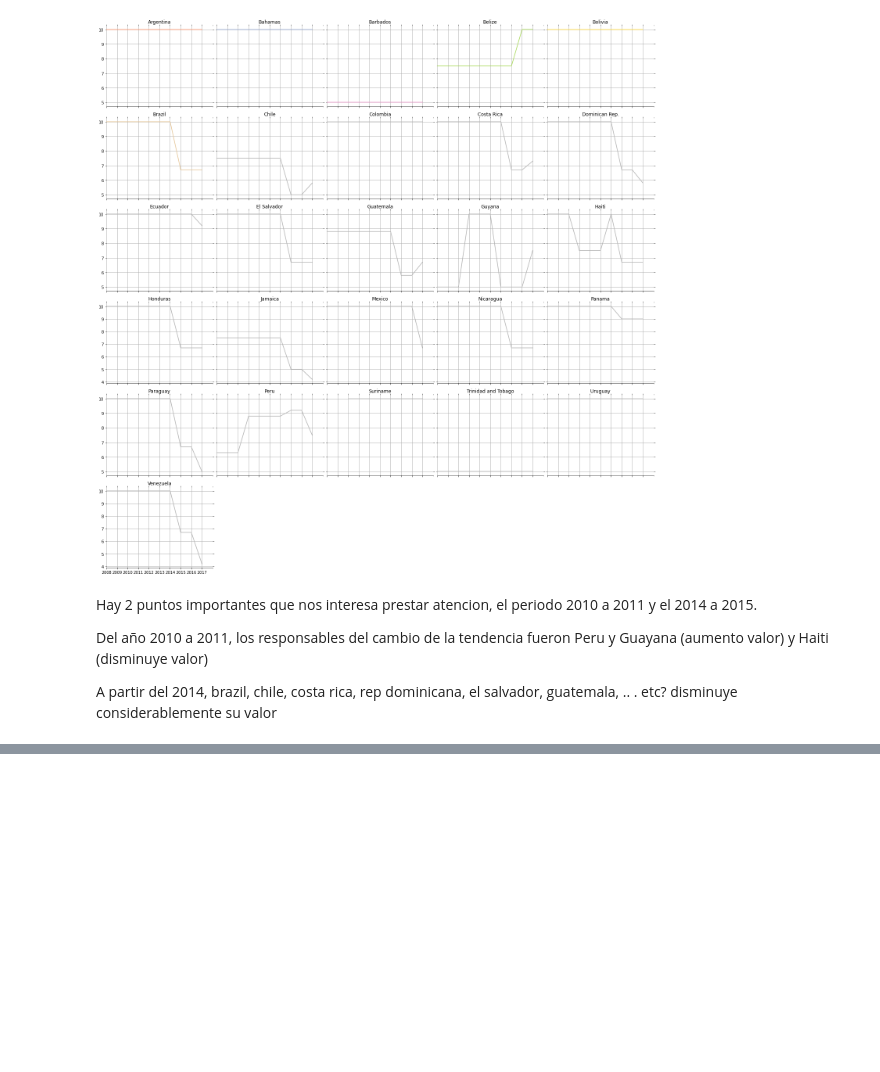
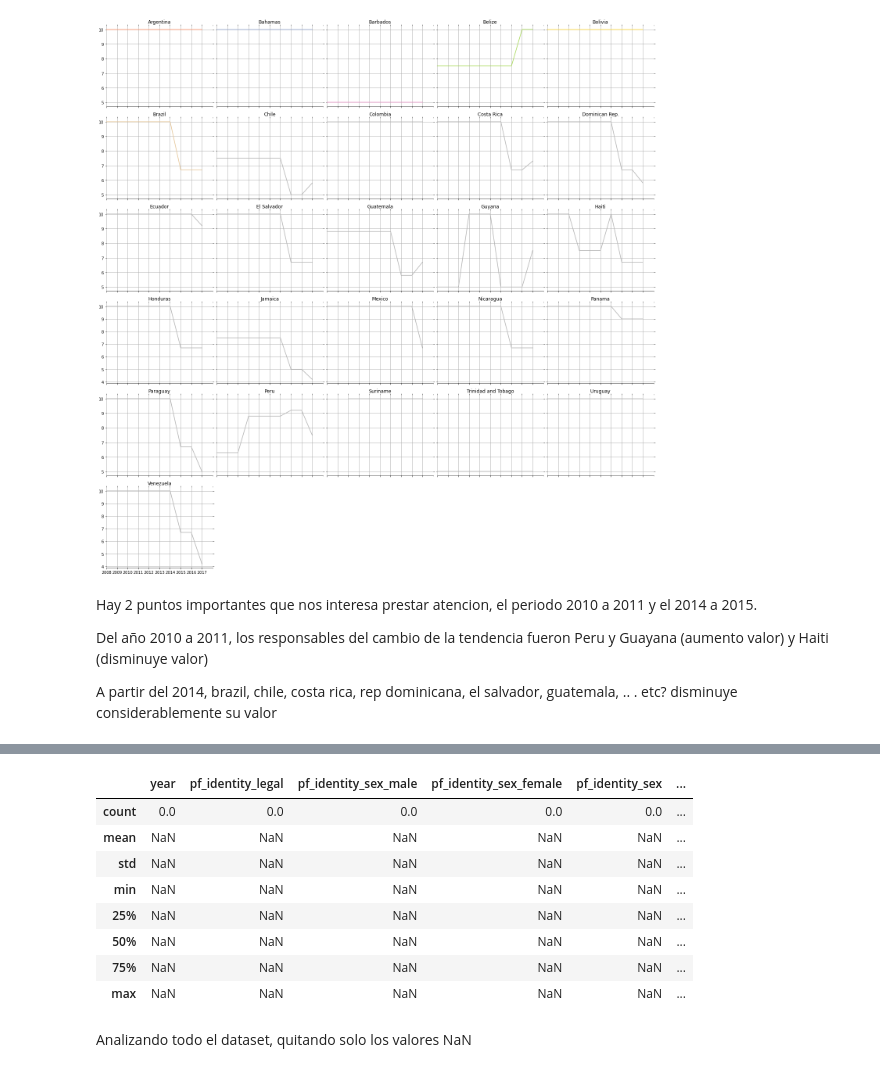
Before and after one commit to danicattaneob/diplo-datos-ayvd-g1, a Jupyter notebook: 02-bv-respuestas.ipynb, the cells around one changed output, grey strips where cells are left out. Drawn from its saved outputs; the diff is of its cells as text; code cells hidden in the pictures; blank space fills up the shorter version.

```diff
--- a/02-bv-ejercicio-2.ipynb
+++ b/02-bv-respuestas.ipynb
@@ -322,0 +395,14 @@ A partir del 2014, brazil, chile, costa rica, rep dominicana, el salvador, guate
+# %%
+dataset[dataset['pf_score'] < 0.5].describe()
+# %% [output]
+|  | year | pf_identity_legal | pf_identity_sex_male | pf_identity_sex_female | pf_identity_sex | ... |
+| count | 0.0 | 0.0 | 0.0 | 0.0 | 0.0 | ... |
+| mean | NaN | NaN | NaN | NaN | NaN | ... |
+| std | NaN | NaN | NaN | NaN | NaN | ... |
+| min | NaN | NaN | NaN | NaN | NaN | ... |
+| 25% | NaN | NaN | NaN | NaN | NaN | ... |
+| 50% | NaN | NaN | NaN | NaN | NaN | ... |
+| 75% | NaN | NaN | NaN | NaN | NaN | ... |
+| max | NaN | NaN | NaN | NaN | NaN | ... |
+# %% [markdown]
+Analizando todo el dataset, quitando solo los valores NaN
```
Also changed, not shown: parts of 27 cells of this notebook.
